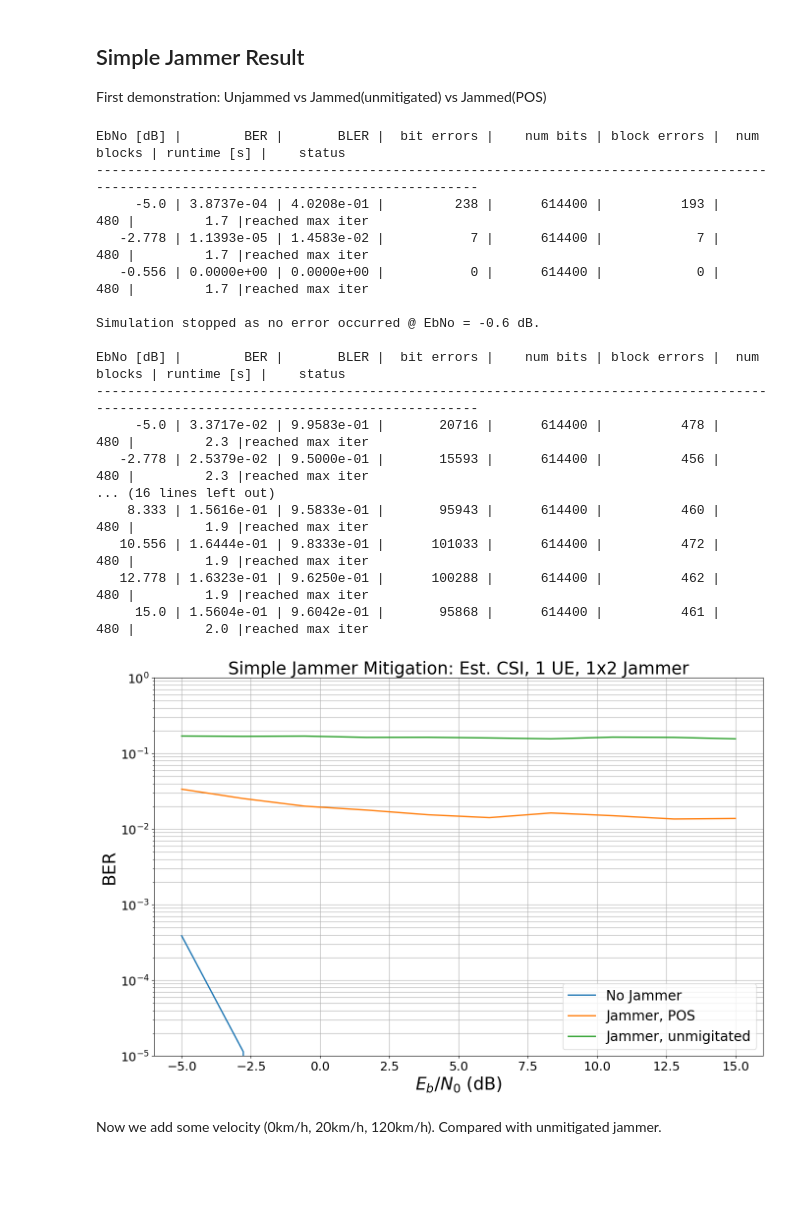
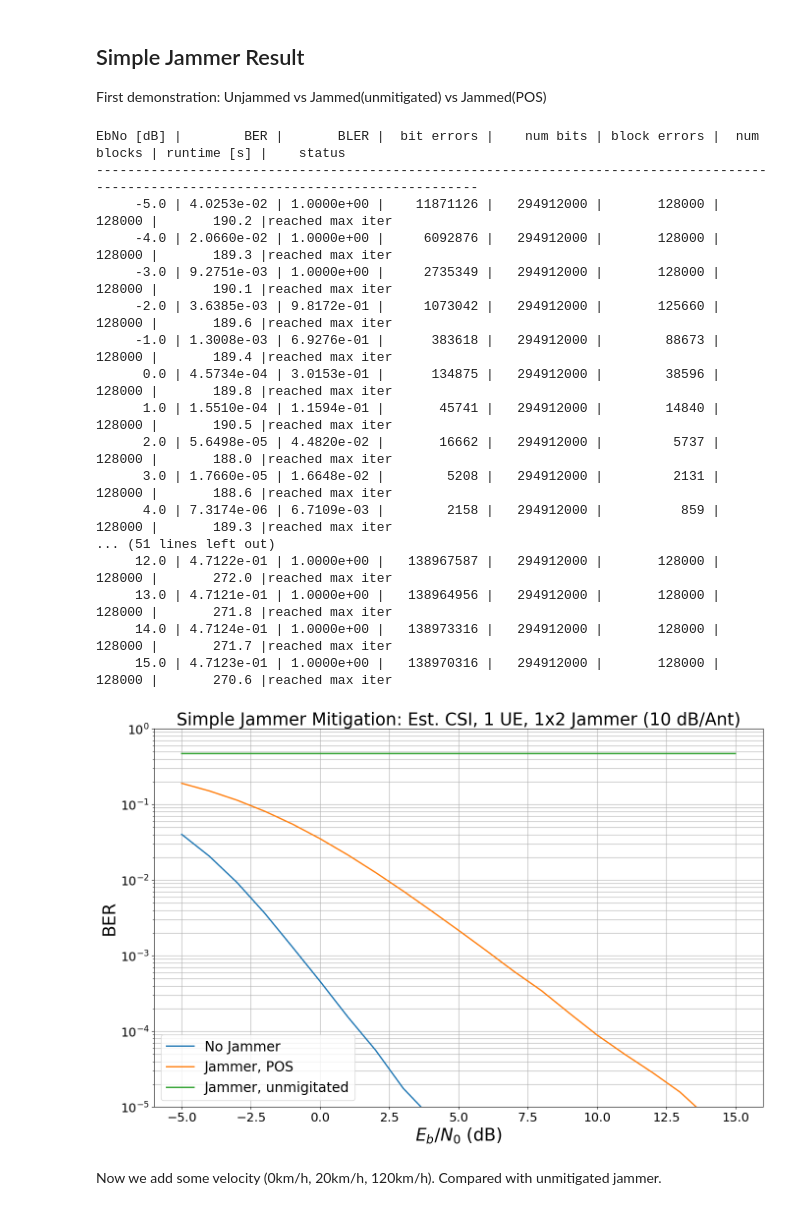
Before and after one commit to IIP-Group/pyjama, a Jupyter notebook: simulations/presentation.ipynb, the cells around one changed output. Cells and saved outputs as stored; diff of their text form; code cells hidden in the pictures; blank space fills up the shorter version.

Commit message:
presentation graphs

```diff
--- a/simulations/presentation.ipynb
+++ b/simulations/presentation.ipynb
@@ -104,62 +104,56 @@ First demonstration: Unjammed vs Jammed(unmitigated) vs Jammed(POS)
 # %%
 ber_plots.reset()
 model_parameters = {}
 jammer_parameters = {}
 model_parameters["num_ut"] = 1
-model_parameters["perfect_csi"] = True
-model_parameters["num_silent_pilot_symbols"] = 8
-jammer_parameters["num_tx"] = 2
-jammer_parameters["num_tx_ant"] = 1
-jammer_parameters["normalize_channel"] = True
+model_parameters["perfect_csi"] = False
+model_parameters["num_silent_pilot_symbols"] = 4
+jammer_parameters["num_tx_ant"] = 2
 model_parameters["jammer_parameters"] = jammer_parameters
-model_parameters["scenario"] = "rayleigh"
-# sim.BATCH_SIZE = 256
-# sim.MAX_MC_ITER = 20
-sim.BATCH_SIZE = 16
-sim.MAX_MC_ITER = 30
-# sim.MAX_MC_ITER = 1000
-# sim.ebno_dbs = np.linspace(-5., 15., 21)
-sim.ebno_dbs = np.linspace(-5., 15., 10)
+sim.BATCH_SIZE = 256
+sim.MAX_MC_ITER = 500
+# sim.ebno_dbs = np.linspace(-5., 15., 10)
+sim.ebno_dbs = np.linspace(-5., 15., 21)
 
 ber_plots.reset()
 model = Model(**model_parameters)
 simulate_model(model, "No Jammer")
 
 model_parameters["perfect_jammer_csi"] = False
 model_parameters["jammer_present"] = True
 model_parameters["jammer_power"] = db_to_linear(10.)
 model_parameters["jammer_mitigation"] = "pos"
-model_parameters["jammer_mitigation_dimensionality"] = None
+model_parameters["jammer_mitigation_dimensionality"] = 2
 model = Model(**model_parameters)
 simulate_model(model, "Jammer, POS")
 
 model_parameters["jammer_mitigation"] = None
 model = Model(**model_parameters)
 simulate_model(model, "Jammer, unmigitated")
 
-ber_plots.title = "Simple Jammer Mitigation: Est. CSI, 1 UE, 1x2 Jammer"
+ber_plots.title = "Simple Jammer Mitigation: Est. CSI, 1 UE, 1x2 Jammer (10 dB/Ant)"
 ber_plots(ylim=(1e-5, 1))
-    # with open("bers/simple_pos.pickle", 'rb') as f:
-    #     bers = pickle.dump(ber_plots, f)
+with open("bers/simple_pos.pickle", 'wb') as f:
+    bers = pickle.dump(ber_plots, f)
 # %% [output]
 EbNo [dB] |        BER |       BLER |  bit errors |    num bits | block errors |  num blocks | runtime [s] |    status
 ---------------------------------------------------------------------------------------------------------------------------------------
-     -5.0 | 3.8737e-04 | 4.0208e-01 |         238 |      614400 |          193 |         480 |         1.7 |reached max iter
-   -2.778 | 1.1393e-05 | 1.4583e-02 |           7 |      614400 |            7 |         480 |         1.7 |reached max iter
-   -0.556 | 0.0000e+00 | 0.0000e+00 |           0 |      614400 |            0 |         480 |         1.7 |reached max iter
-
-Simulation stopped as no error occurred @ EbNo = -0.6 dB.
-
-EbNo [dB] |        BER |       BLER |  bit errors |    num bits | block errors |  num blocks | runtime [s] |    status
----------------------------------------------------------------------------------------------------------------------------------------
-     -5.0 | 3.3717e-02 | 9.9583e-01 |       20716 |      614400 |          478 |         480 |         2.3 |reached max iter
-   -2.778 | 2.5379e-02 | 9.5000e-01 |       15593 |      614400 |          456 |         480 |         2.3 |reached max iter
-... (16 lines left out)
-    8.333 | 1.5616e-01 | 9.5833e-01 |       95943 |      614400 |          460 |         480 |         1.9 |reached max iter
-   10.556 | 1.6444e-01 | 9.8333e-01 |      101033 |      614400 |          472 |         480 |         1.9 |reached max iter
-   12.778 | 1.6323e-01 | 9.6250e-01 |      100288 |      614400 |          462 |         480 |         1.9 |reached max iter
-     15.0 | 1.5604e-01 | 9.6042e-01 |       95868 |      614400 |          461 |         480 |         2.0 |reached max iter
+     -5.0 | 4.0253e-02 | 1.0000e+00 |    11871126 |   294912000 |       128000 |      128000 |       190.2 |reached max iter
+     -4.0 | 2.0660e-02 | 1.0000e+00 |     6092876 |   294912000 |       128000 |      128000 |       189.3 |reached max iter
+     -3.0 | 9.2751e-03 | 1.0000e+00 |     2735349 |   294912000 |       128000 |      128000 |       190.1 |reached max iter
+     -2.0 | 3.6385e-03 | 9.8172e-01 |     1073042 |   294912000 |       125660 |      128000 |       189.6 |reached max iter
+     -1.0 | 1.3008e-03 | 6.9276e-01 |      383618 |   294912000 |        88673 |      128000 |       189.4 |reached max iter
+      0.0 | 4.5734e-04 | 3.0153e-01 |      134875 |   294912000 |        38596 |      128000 |       189.8 |reached max iter
+      1.0 | 1.5510e-04 | 1.1594e-01 |       45741 |   294912000 |        14840 |      128000 |       190.5 |reached max iter
+      2.0 | 5.6498e-05 | 4.4820e-02 |       16662 |   294912000 |         5737 |      128000 |       188.0 |reached max iter
+      3.0 | 1.7660e-05 | 1.6648e-02 |        5208 |   294912000 |         2131 |      128000 |       188.6 |reached max iter
+      4.0 | 7.3174e-06 | 6.7109e-03 |        2158 |   294912000 |          859 |      128000 |       189.3 |reached max iter
+... (51 lines left out)
+     12.0 | 4.7122e-01 | 1.0000e+00 |   138967587 |   294912000 |       128000 |      128000 |       272.0 |reached max iter
+     13.0 | 4.7121e-01 | 1.0000e+00 |   138964956 |   294912000 |       128000 |      128000 |       271.8 |reached max iter
+     14.0 | 4.7124e-01 | 1.0000e+00 |   138973316 |   294912000 |       128000 |      128000 |       271.7 |reached max iter
+     15.0 | 4.7123e-01 | 1.0000e+00 |   138970316 |   294912000 |       128000 |      128000 |       270.6 |reached max iter
-[figure, old version]
+[figure, new version]
 # %% [markdown]
 Now we add some velocity (0km/h, 20km/h, 120km/h). Compared with unmitigated jammer.
 # %%
```
Also changed, not shown: parts of 2 cells of this notebook.
